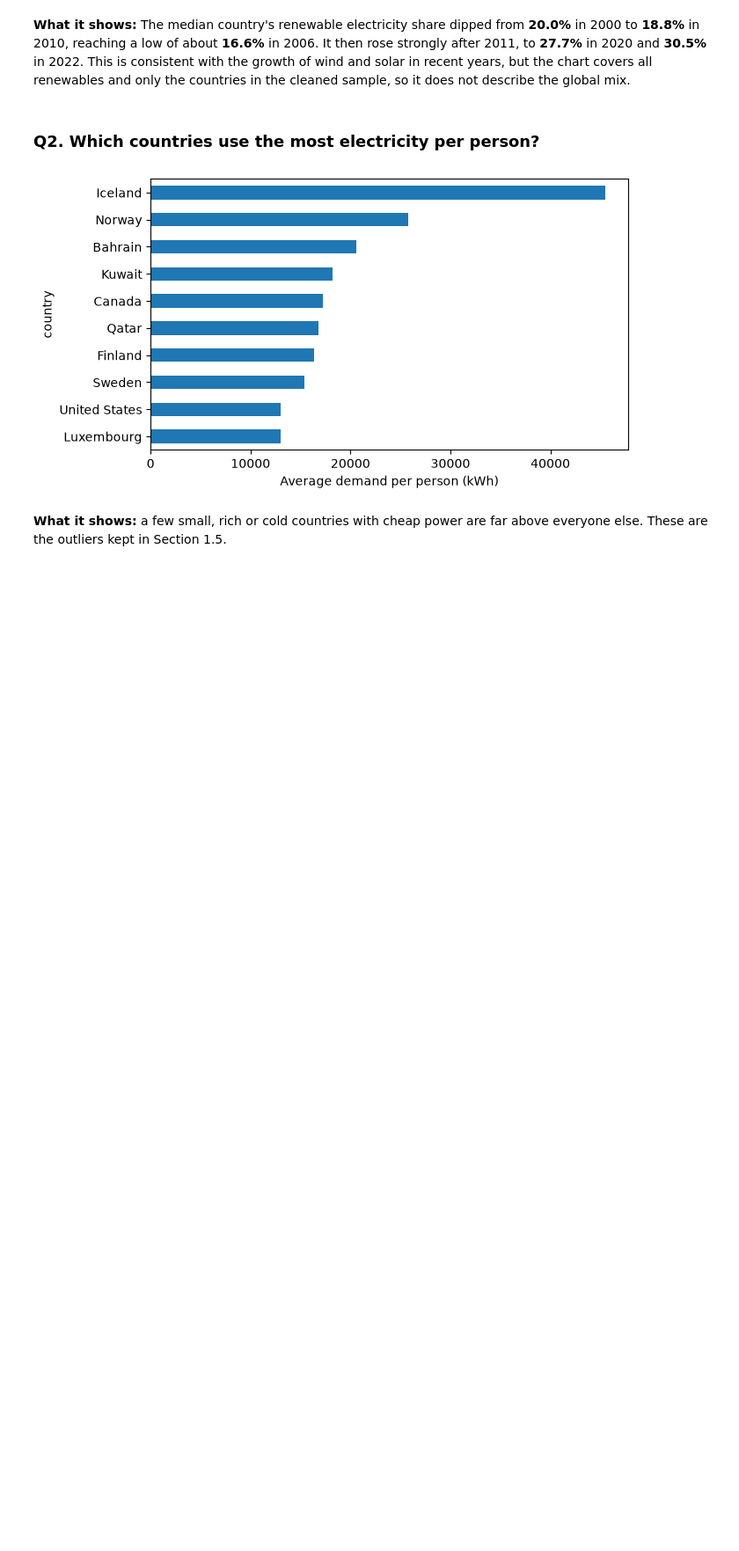
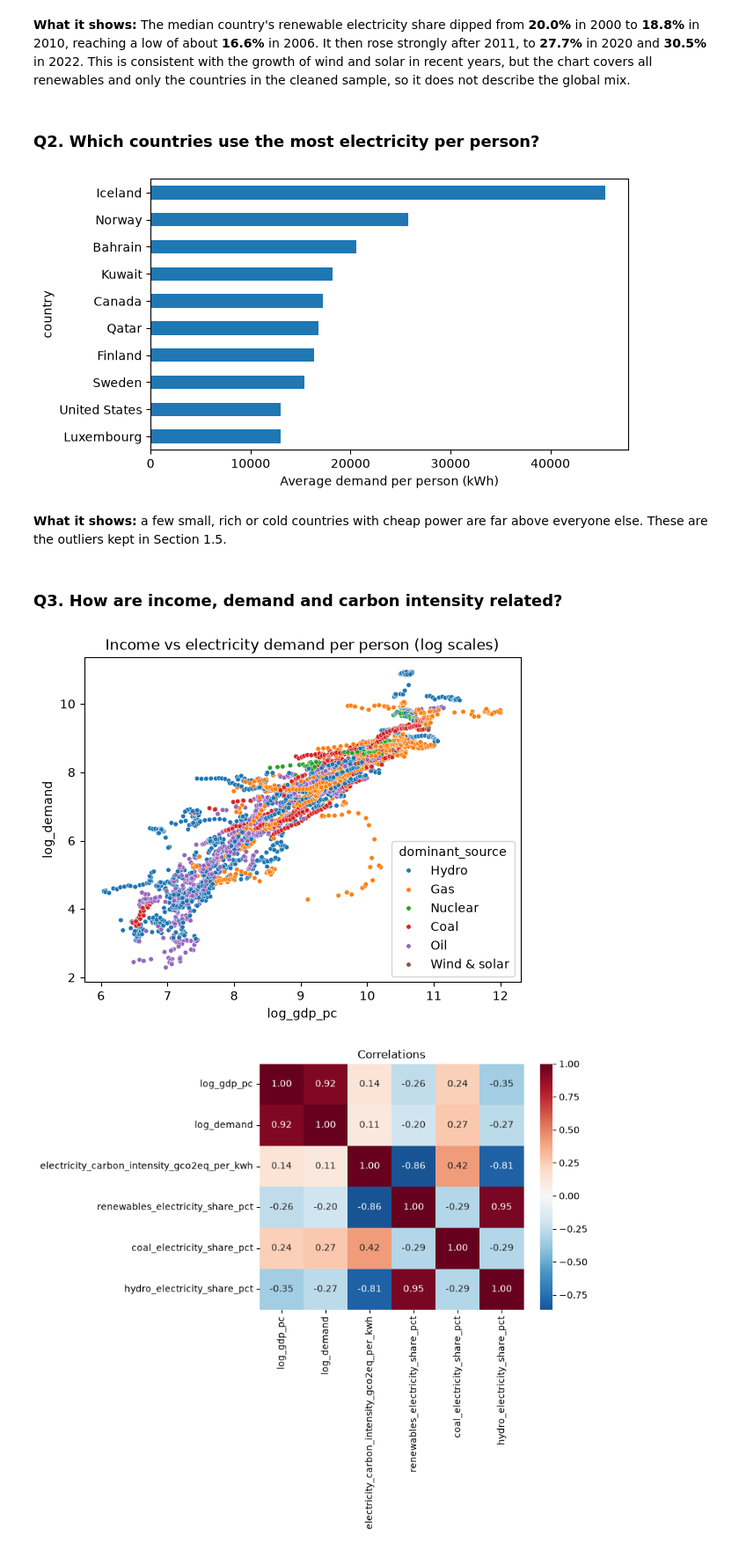
Before and after one commit to 2024658/data_exploration_ca_1, a Jupyter notebook: Electricity_Generation_Analysis.ipynb, the cells around one changed output. Shown at 88% size. Drawn from its saved outputs; the diff is of its cells as text; code cells hidden in the pictures; blank space fills up the shorter version.

Commit message:
Added  EDA Q3-Q4: income, demand and carbon intensity relationships, with interpretations

```diff
--- a/Electricity_Generation_Analysis.ipynb
+++ b/Electricity_Generation_Analysis.ipynb
@@ -202,3 +202,18 @@ plt.show()
 [figure]
 # %% [markdown]
 **What it shows:** a few small, rich or cold countries with cheap power are far above everyone else. These are the outliers kept in Section 1.5.
+# %% [markdown]
+### Q3. How are income, demand and carbon intensity related?
+# %%
+sns.scatterplot(data=df, x="log_gdp_pc", y="log_demand", hue="dominant_source", s=15)
+plt.title("Income vs electricity demand per person (log scales)")
+plt.show()
+
+cols = ["log_gdp_pc", "log_demand", "electricity_carbon_intensity_gco2eq_per_kwh",
+        "renewables_electricity_share_pct", "coal_electricity_share_pct", "hydro_electricity_share_pct"]
+sns.heatmap(df[cols].corr(), annot=True, fmt=".2f", cmap="RdBu_r", center=0)
+plt.title("Correlations")
+plt.show()
+# %% [output]
+[figure, added]
+[figure, added]
```
Also changed, not shown: parts of 8 cells of this notebook.
